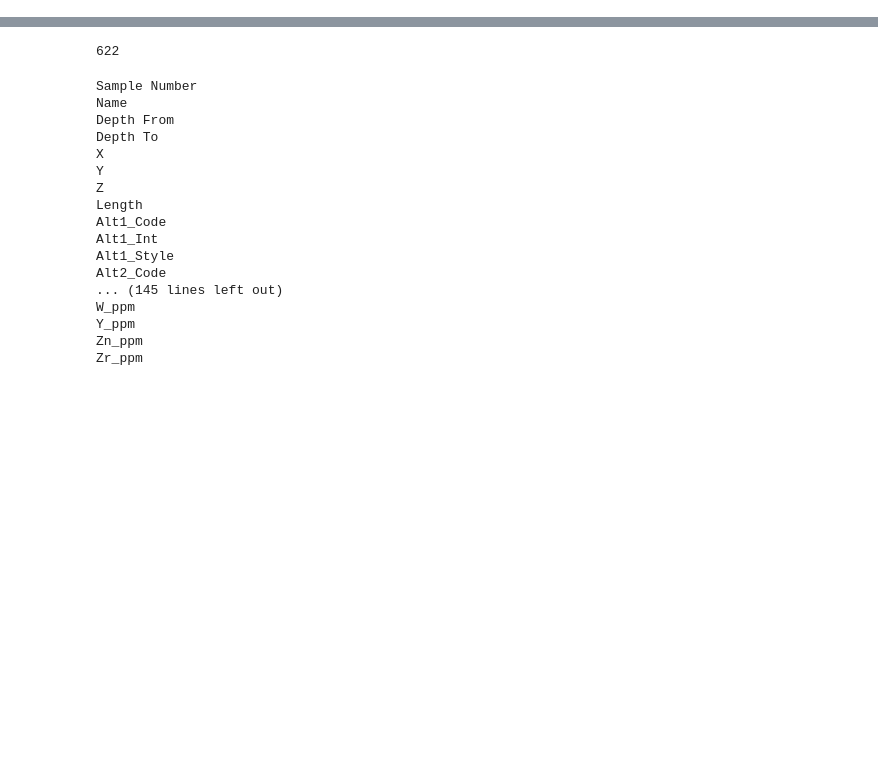
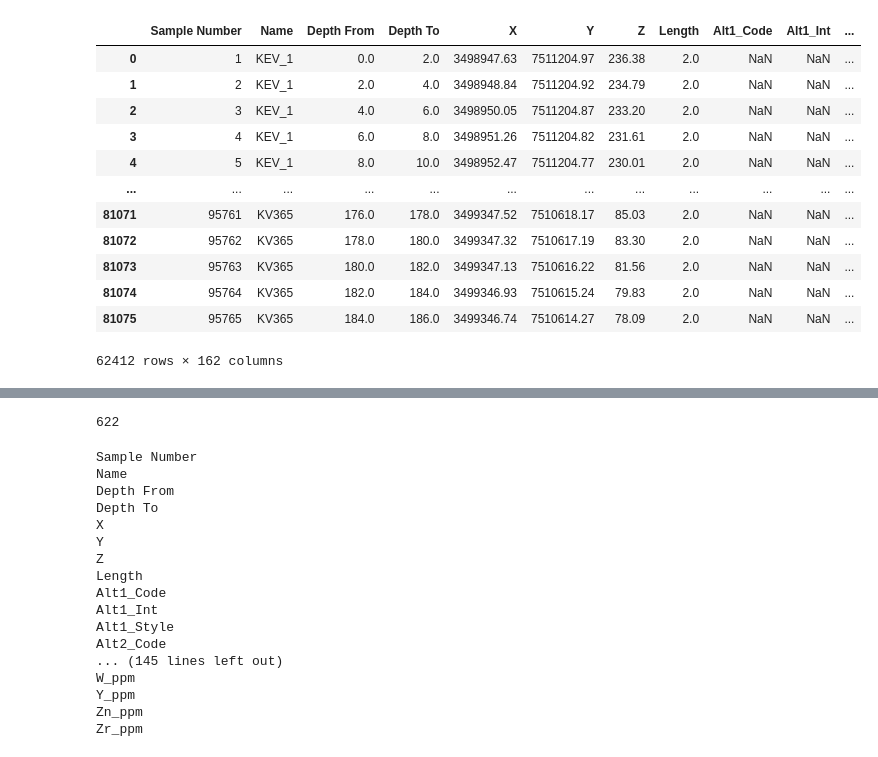
Before and after one commit to Fabian-Leal/PhD-Thesis---Incorporating-Deep-Learning-into-Statistical-Models-for-Spatial-Interpolation, a Jupyter notebook: Paper 3 PhD BNNs for multivariate predictions/EDAs and data processing/EDA on mineralogy and sulphides.ipynb, the cells around one changed output, grey strips where cells are left out. Saved outputs shown, nothing was run; the diff lists cells and outputs as text; code cells hidden in the pictures; blank space fills up the shorter version.

```diff
--- a/Paper 3 PhD BNNs for multivariate predictions/EDAs and data processing/EDA on mineralogy and sulphides.ipynb
+++ b/Paper 3 PhD BNNs for multivariate predictions/EDAs and data processing/EDA on mineralogy and sulphides.ipynb
@@ -10,0 +57,13 @@ len(two_composite_filtered)
+# %%
+import pandas as pd
+
+# Assuming 'density_data' is your DataFrame
+# For example:
+# density_data = pd.read_csv('your_data.csv')
+
+# Remove rows where 'Name' starts with 'R' followed by numbers
+density_data_filtered = density_data[~density_data['Name'].str.match(r'^R\d+$')]
+
+# Display the filtered DataFrame
+print("Density Data after removing rows with 'Name' starting with 'R' followed by numbers:")
+print(density_data_filtered)
@@ -10,0 +88,16 @@ len(two_composite_filtered)
+# %%
+density_data_filtered
+# %% [output]
+|  | Sample Number | Name | Depth From | Depth To | X | Y | Z | Length | Alt1_Code | Alt1_Int | ... |
+| 0 | 1 | KEV_1 | 0.0 | 2.0 | 3498947.63 | 7511204.97 | 236.38 | 2.0 | NaN | NaN | ... |
+| 1 | 2 | KEV_1 | 2.0 | 4.0 | 3498948.84 | 7511204.92 | 234.79 | 2.0 | NaN | NaN | ... |
+| 2 | 3 | KEV_1 | 4.0 | 6.0 | 3498950.05 | 7511204.87 | 233.20 | 2.0 | NaN | NaN | ... |
+| 3 | 4 | KEV_1 | 6.0 | 8.0 | 3498951.26 | 7511204.82 | 231.61 | 2.0 | NaN | NaN | ... |
+| 4 | 5 | KEV_1 | 8.0 | 10.0 | 3498952.47 | 7511204.77 | 230.01 | 2.0 | NaN | NaN | ... |
+| ... | ... | ... | ... | ... | ... | ... | ... | ... | ... | ... | ... |
+| 81071 | 95761 | KV365 | 176.0 | 178.0 | 3499347.52 | 7510618.17 | 85.03 | 2.0 | NaN | NaN | ... |
+| 81072 | 95762 | KV365 | 178.0 | 180.0 | 3499347.32 | 7510617.19 | 83.30 | 2.0 | NaN | NaN | ... |
+| 81073 | 95763 | KV365 | 180.0 | 182.0 | 3499347.13 | 7510616.22 | 81.56 | 2.0 | NaN | NaN | ... |
+| 81074 | 95764 | KV365 | 182.0 | 184.0 | 3499346.93 | 7510615.24 | 79.83 | 2.0 | NaN | NaN | ... |
+| 81075 | 95765 | KV365 | 184.0 | 186.0 | 3499346.74 | 7510614.27 | 78.09 | 2.0 | NaN | NaN | ... |
+62412 rows × 162 columns
```
Also changed, not shown: parts of 30 cells of this notebook, 12 other files.
